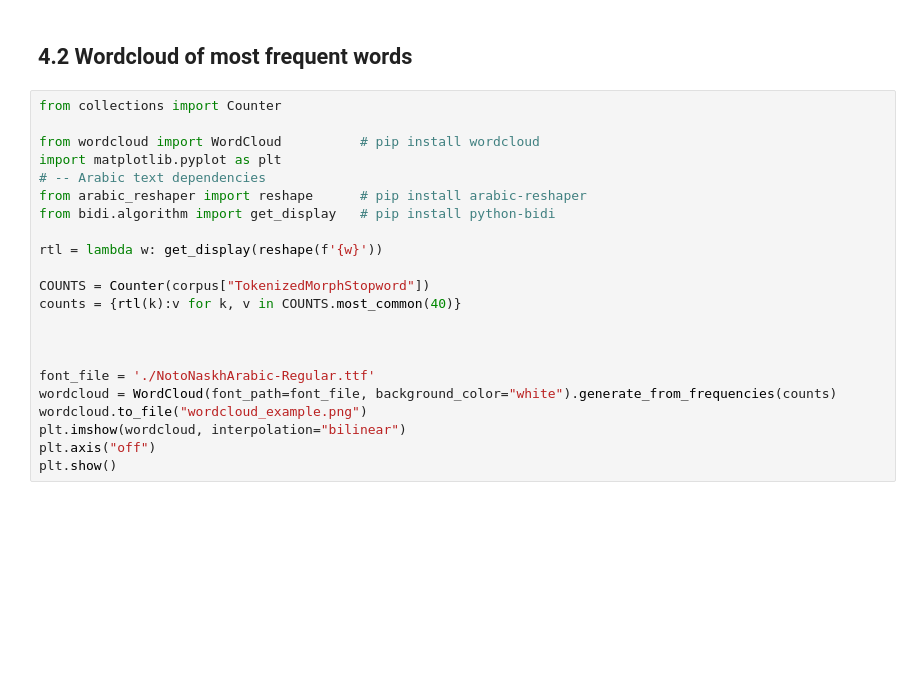
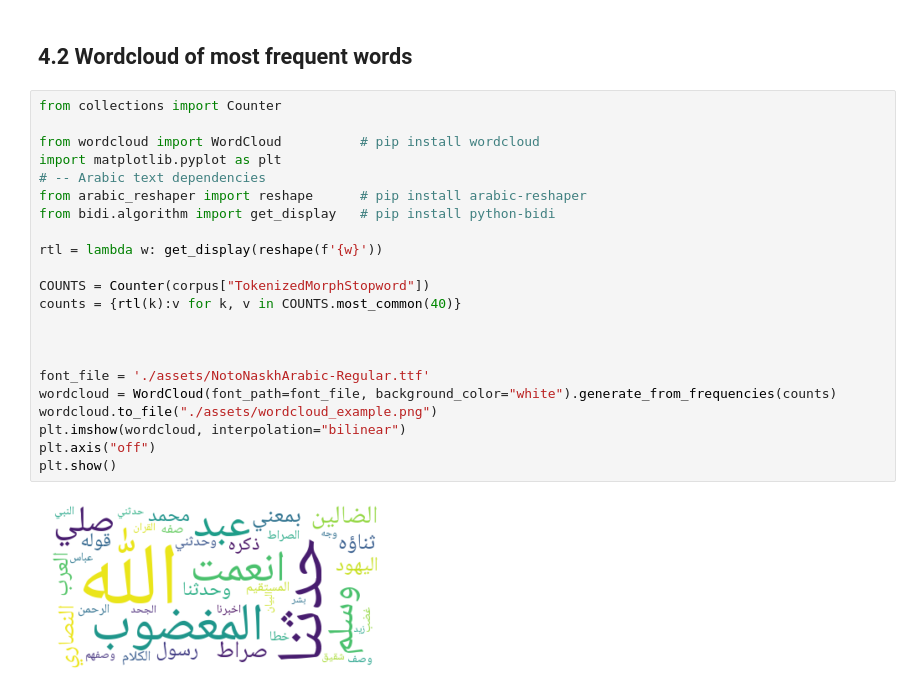
Before and after one commit to apbernhard/altafsir_scraper, a Jupyter notebook: ScrapeBook.ipynb, the cells around one changed output. Drawn from its saved outputs; the diff is of its cells as text; blank space fills up the shorter version.

```diff
--- a/ScrapeBook.ipynb
+++ b/ScrapeBook.ipynb
@@ -306,22 +332,24 @@ plt.show()
 # %%
 from collections import Counter
 
 from wordcloud import WordCloud          # pip install wordcloud
 import matplotlib.pyplot as plt
 # -- Arabic text dependencies
 from arabic_reshaper import reshape      # pip install arabic-reshaper
 from bidi.algorithm import get_display   # pip install python-bidi
 
 rtl = lambda w: get_display(reshape(f'{w}'))
 
 COUNTS = Counter(corpus["TokenizedMorphStopword"])
 counts = {rtl(k):v for k, v in COUNTS.most_common(40)}
 
 
 
-font_file = './NotoNaskhArabic-Regular.ttf'
+font_file = './assets/NotoNaskhArabic-Regular.ttf'
 wordcloud = WordCloud(font_path=font_file, background_color="white").generate_from_frequencies(counts)
-wordcloud.to_file("wordcloud_example.png")
+wordcloud.to_file("./assets/wordcloud_example.png")
 plt.imshow(wordcloud, interpolation="bilinear")
 plt.axis("off")
 plt.show()
+# %% [output]
+[figure, added]
```
Also changed, not shown: parts of 6 cells of this notebook, 9 other files.
